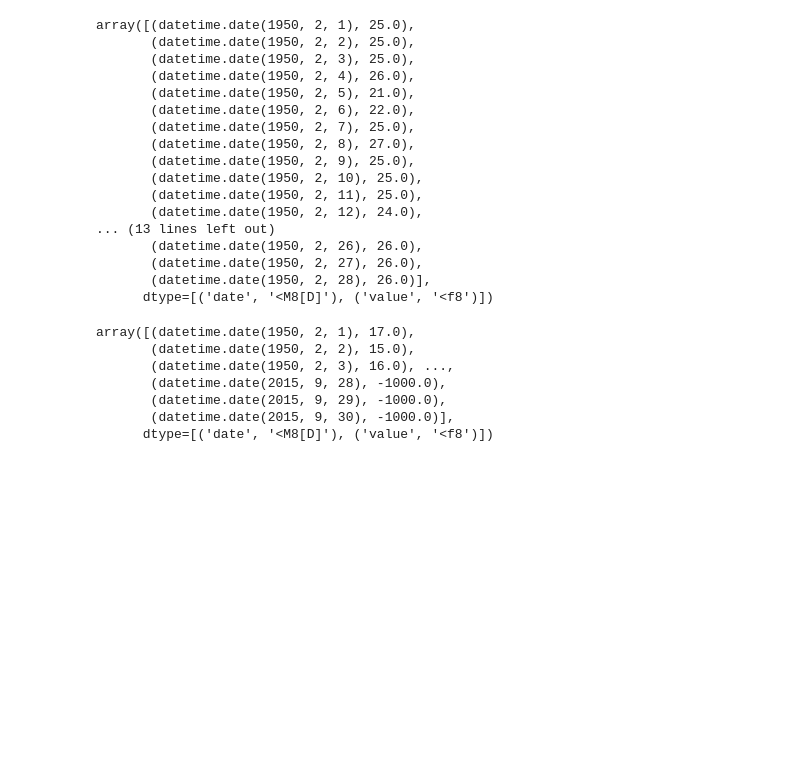
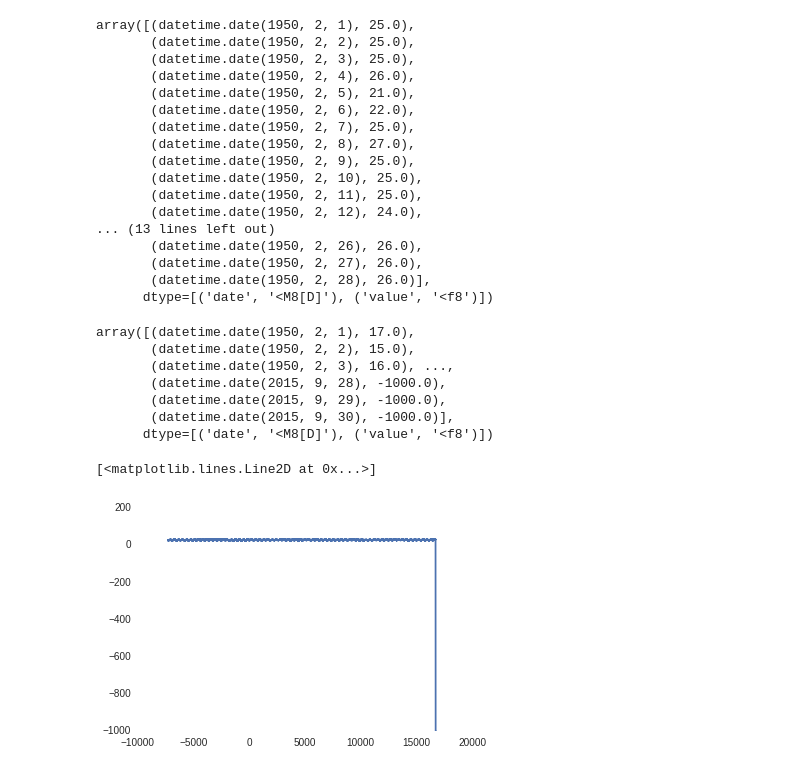
Before and after one commit to kwarodom/NumPyPanda, a Jupyter notebook: Ch5/05_04/05_04_missing_begin.ipynb, the cells around one changed output. Drawn from its saved outputs; the diff is of its cells as text; code cells hidden in the pictures; blank space fills up the shorter version.

```diff
--- a/Ch5/05_04/05_04_missing_begin.ipynb
+++ b/Ch5/05_04/05_04_missing_begin.ipynb
@@ -157,3 +157,11 @@ array([(datetime.date(1950, 2, 1), 17.0),
        (datetime.date(2015, 9, 29), -1000.0),
        (datetime.date(2015, 9, 30), -1000.0)],
       dtype=[('date', '<M8[D]'), ('value', '<f8')])
+# %%
+lihue_tmax = getobs('USW00022536.dly','TMAX')
+lihue_tmin = getobs('USW00022536.dly','TMIN')
+# %%
+pp.plot(lihue_tmax['date'],lihue_tmax['value'])
+# %% [output]
+[<matplotlib.lines.Line2D at 0x...>]
+[figure, added]
```
Also changed, not shown: parts of 13 cells of this notebook.
